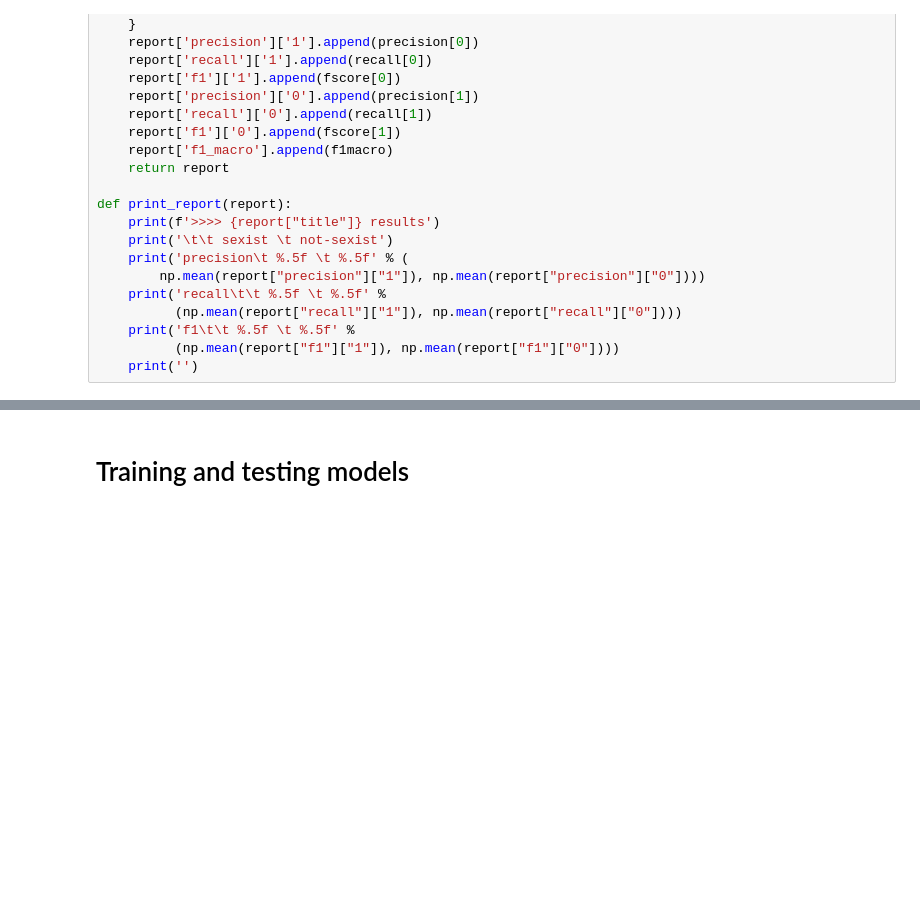
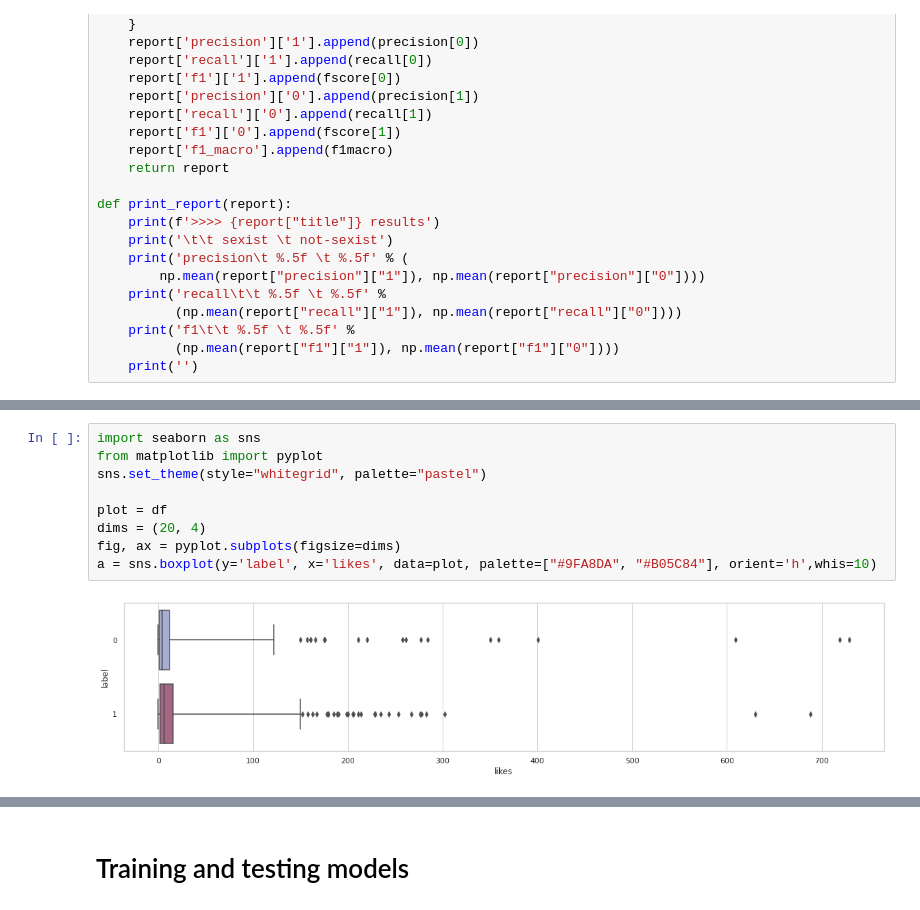
Before and after one commit to mlpbraga/sexism-detection-notebooks, a Jupyter notebook: sexism-detection.ipynb, the cells around one changed output, grey strips where cells are left out. Cells and saved outputs as stored; diff of their text form; blank space fills up the shorter version.

Commit message:
feat: boxplots

```diff
--- a/sexism-detection.ipynb
+++ b/sexism-detection.ipynb
@@ -300,0 +378,11 @@ def print_report(report):
+# %%
+import seaborn as sns
+from matplotlib import pyplot
+sns.set_theme(style="whitegrid", palette="pastel")
+
+plot = df
+dims = (20, 4)
+fig, ax = pyplot.subplots(figsize=dims)
+a = sns.boxplot(y='label', x='likes', data=plot, palette=["#9FA8DA", "#B05C84"], orient='h',whis=10)
+# %% [output]
+[figure, added]
```
Also changed, not shown: parts of 12 cells of this notebook.
